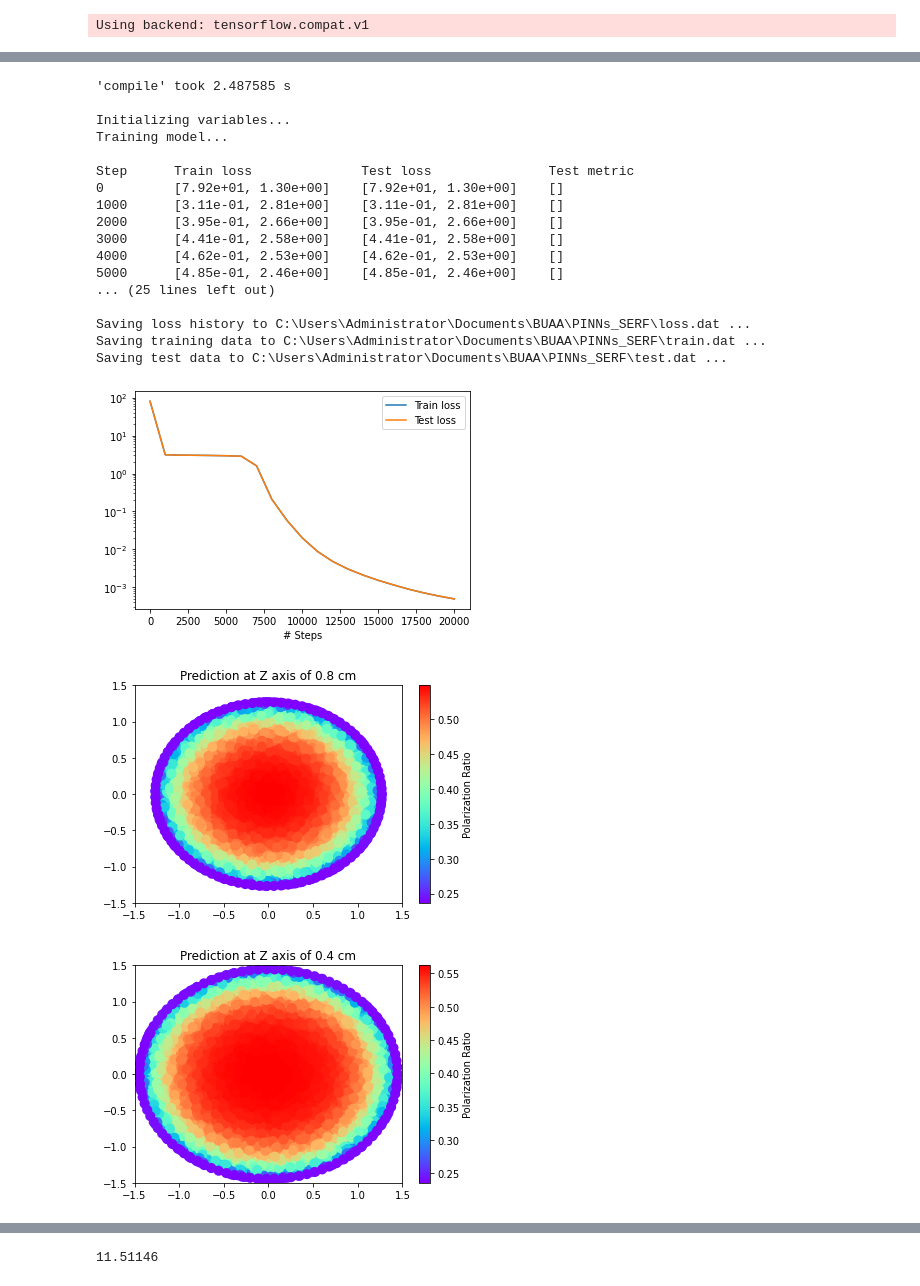
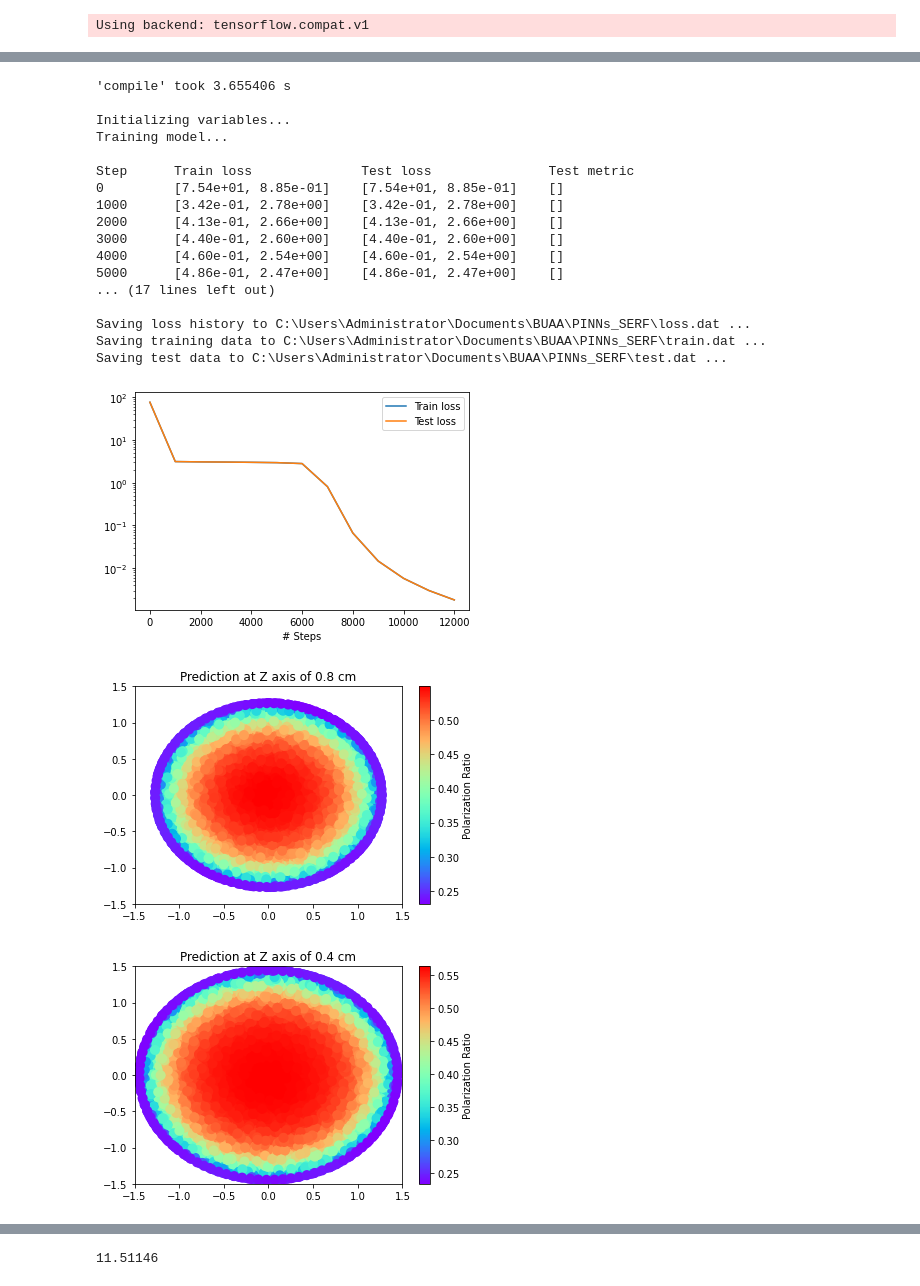
Before and after one commit to leigaoyi/PINNs_SERF, a Jupyter notebook: Rop_v1.ipynb, the cells around one changed output, grey strips where cells are left out. Drawn from its saved outputs; the diff is of its cells as text; code cells hidden in the pictures.

```diff
--- a/Rop_v1.ipynb
+++ b/Rop_v1.ipynb
@@ -2,7 +2,7 @@
 # -*- coding: utf-8 -*-
 """
 Created on Mon Mar 21 20:38:19 2022
-
+Rop均匀时的实验，COMSOL和PINNs相互比较。注意事项：采样均匀性，绘图好不好看
 @author: Administrator
 """
 
@@ -57,7 +57,7 @@ def bloch_pde(x_in, y_in):
 
     dy_xx = dde.grad.hessian(y_in, x_in, i=0, j=0)
     dy_yy = dde.grad.hessian(y_in, x_in, i=1, j=1)
-    dy_zz = dde.grad.hessian(y_in, x_in, i=2, j=2) # dyy/dxidxj
+    dy_zz = dde.grad.hessian(y_in, x_in, i=2, j=2) # dy/dxidxj
 
     return -D*(dy_xx+dy_yy+dy_zz) + ((Rop+Rsd)/q+Rwall)*y_in - Rop/q
 
@@ -104,7 +104,7 @@ net = dde.nn.FNN([3] + [30] * 4 + [1], "tanh", "Glorot normal")
 model = dde.Model(data, net)
 model.compile("adam", lr=1e-4)
 #losshistory, train_state = model.train(epochs=8000, model_save_path='Bloch_Rop_v1')
-losshistory, train_state = model.train(epochs=20000, model_save_path='./ckpt/Rop_v1')
+losshistory, train_state = model.train(epochs=12000, model_save_path='./ckpt/Rop_v1')
 dde.saveplot(losshistory, train_state, issave=True, isplot=True)
 
 
@@ -135,20 +135,20 @@ Building feed-forward neural network...
-'compile' took 2.487585 s
+'compile' took 3.655406 s
 
 Initializing variables...
 Training model...
 
 Step      Train loss              Test loss               Test metric
-0         [7.92e+01, 1.30e+00]    [7.92e+01, 1.30e+00]    []
-1000      [3.11e-01, 2.81e+00]    [3.11e-01, 2.81e+00]    []
-2000      [3.95e-01, 2.66e+00]    [3.95e-01, 2.66e+00]    []
-3000      [4.41e-01, 2.58e+00]    [4.41e-01, 2.58e+00]    []
-4000      [4.62e-01, 2.53e+00]    [4.62e-01, 2.53e+00]    []
-5000      [4.85e-01, 2.46e+00]    [4.85e-01, 2.46e+00]    []
-... (25 lines left out)
+0         [7.54e+01, 8.85e-01]    [7.54e+01, 8.85e-01]    []
+1000      [3.42e-01, 2.78e+00]    [3.42e-01, 2.78e+00]    []
+2000      [4.13e-01, 2.66e+00]    [4.13e-01, 2.66e+00]    []
+3000      [4.40e-01, 2.60e+00]    [4.40e-01, 2.60e+00]    []
+4000      [4.60e-01, 2.54e+00]    [4.60e-01, 2.54e+00]    []
+5000      [4.86e-01, 2.47e+00]    [4.86e-01, 2.47e+00]    []
+... (17 lines left out)
 
 Saving loss history to C:\Users\Administrator\Documents\BUAA\PINNs_SERF\loss.dat ...
 Saving training data to C:\Users\Administrator\Documents\BUAA\PINNs_SERF\train.dat ...
 Saving test data to C:\Users\Administrator\Documents\BUAA\PINNs_SERF\test.dat ...
-[figure, old version]
+[figure, new version]
-[figure, old version]
+[figure, new version]
-[figure, old version]
+[figure, new version]
```
Also changed, not shown: parts of 5 cells of this notebook, 5 other files.
